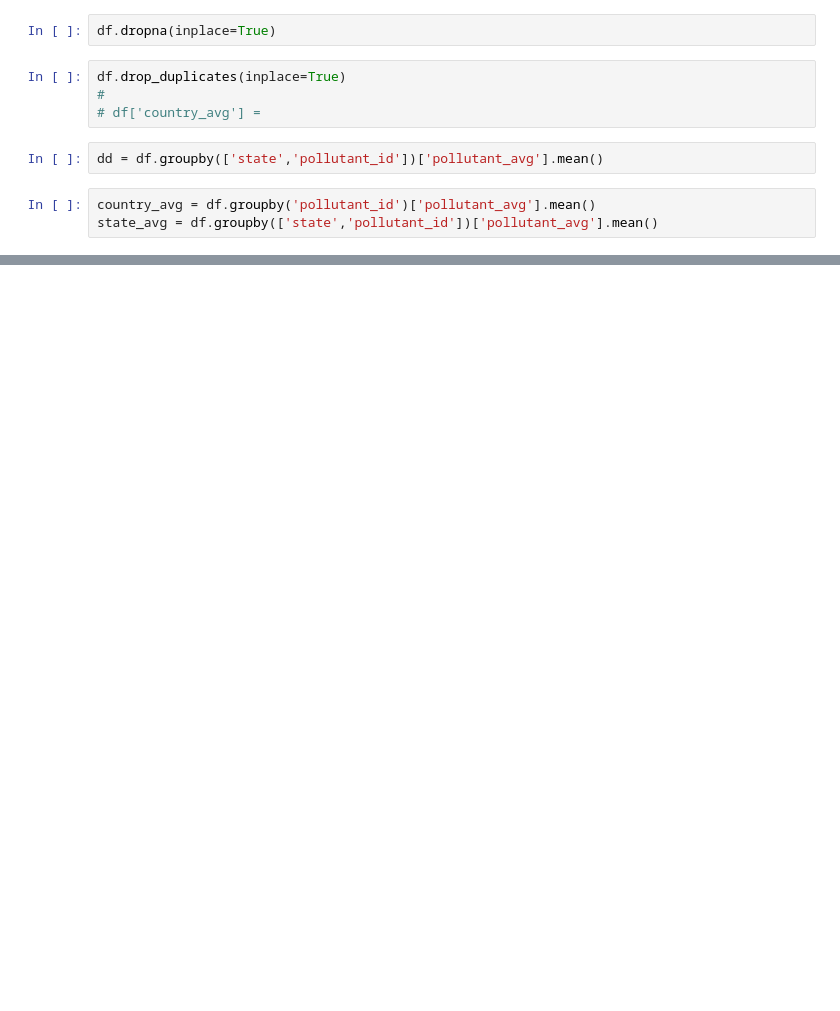
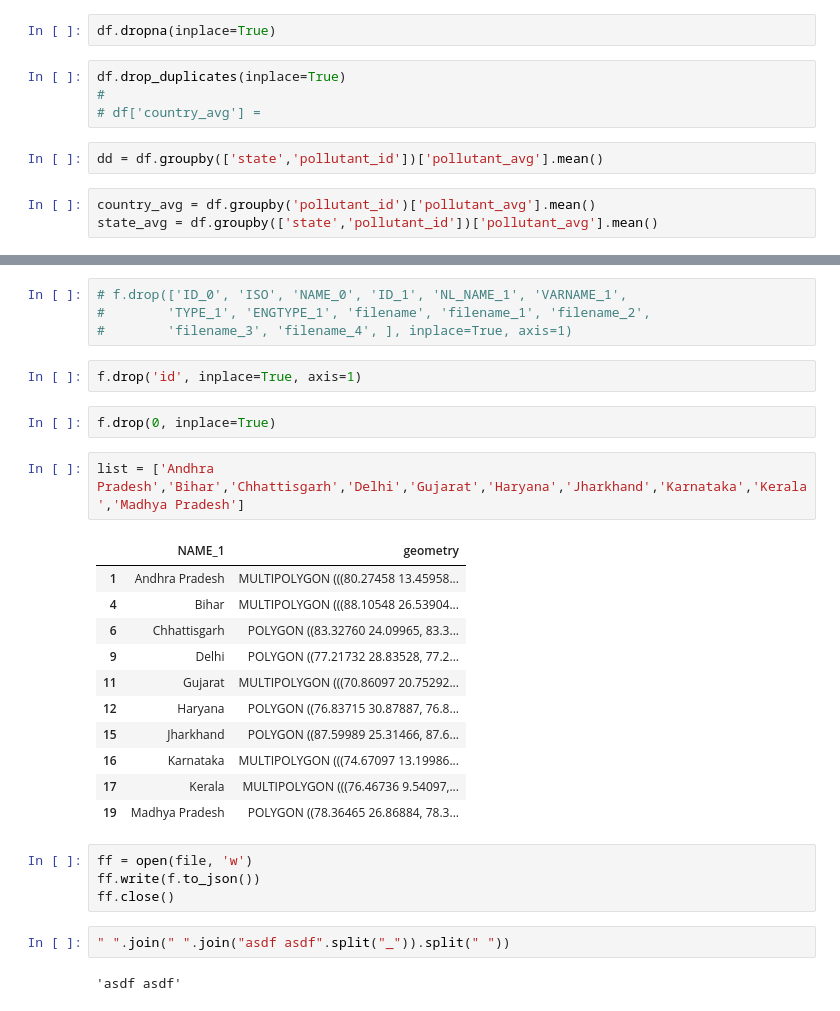
Before and after one commit to ilovetensor/air-pulse, a Jupyter notebook: nb-playground/aqi_trials.ipynb, the cells around one changed output, grey strips where cells are left out. Cells and saved outputs as stored; diff of their text form; blank space fills up the shorter version.

```diff
--- a/nb-playground/aqi_trials.ipynb
+++ b/nb-playground/aqi_trials.ipynb
@@ -58,0 +106,30 @@ plt.show()
+# %%
+# f.drop(['ID_0', 'ISO', 'NAME_0', 'ID_1', 'NL_NAME_1', 'VARNAME_1',
+#        'TYPE_1', 'ENGTYPE_1', 'filename', 'filename_1', 'filename_2',
+#        'filename_3', 'filename_4', ], inplace=True, axis=1)
+# %%
+f.drop('id', inplace=True, axis=1)
+# %%
+f.drop(0, inplace=True)
+# %%
+list = ['Andhra Pradesh','Bihar','Chhattisgarh','Delhi','Gujarat','Haryana','Jharkhand','Karnataka','Kerala','Madhya Pradesh']
+# %% [output]
+|  | NAME_1 | geometry |
+| 1 | Andhra Pradesh | MULTIPOLYGON (((80.27458 13.45958... |
+| 4 | Bihar | MULTIPOLYGON (((88.10548 26.53904... |
+| 6 | Chhattisgarh | POLYGON ((83.32760 24.09965, 83.3... |
+| 9 | Delhi | POLYGON ((77.21732 28.83528, 77.2... |
+| 11 | Gujarat | MULTIPOLYGON (((70.86097 20.75292... |
+| 12 | Haryana | POLYGON ((76.83715 30.87887, 76.8... |
+| 15 | Jharkhand | POLYGON ((87.59989 25.31466, 87.6... |
+| 16 | Karnataka | MULTIPOLYGON (((74.67097 13.19986... |
+| 17 | Kerala | MULTIPOLYGON (((76.46736 9.54097,... |
+| 19 | Madhya Pradesh | POLYGON ((78.36465 26.86884, 78.3... |
+# %%
+ff = open(file, 'w')
+ff.write(f.to_json())
+ff.close()
+# %%
+" ".join(" ".join("asdf asdf".split("_")).split(" "))
+# %% [output]
+'asdf asdf'
```
Also changed, not shown: parts of 9 cells of this notebook, 4 other files.
